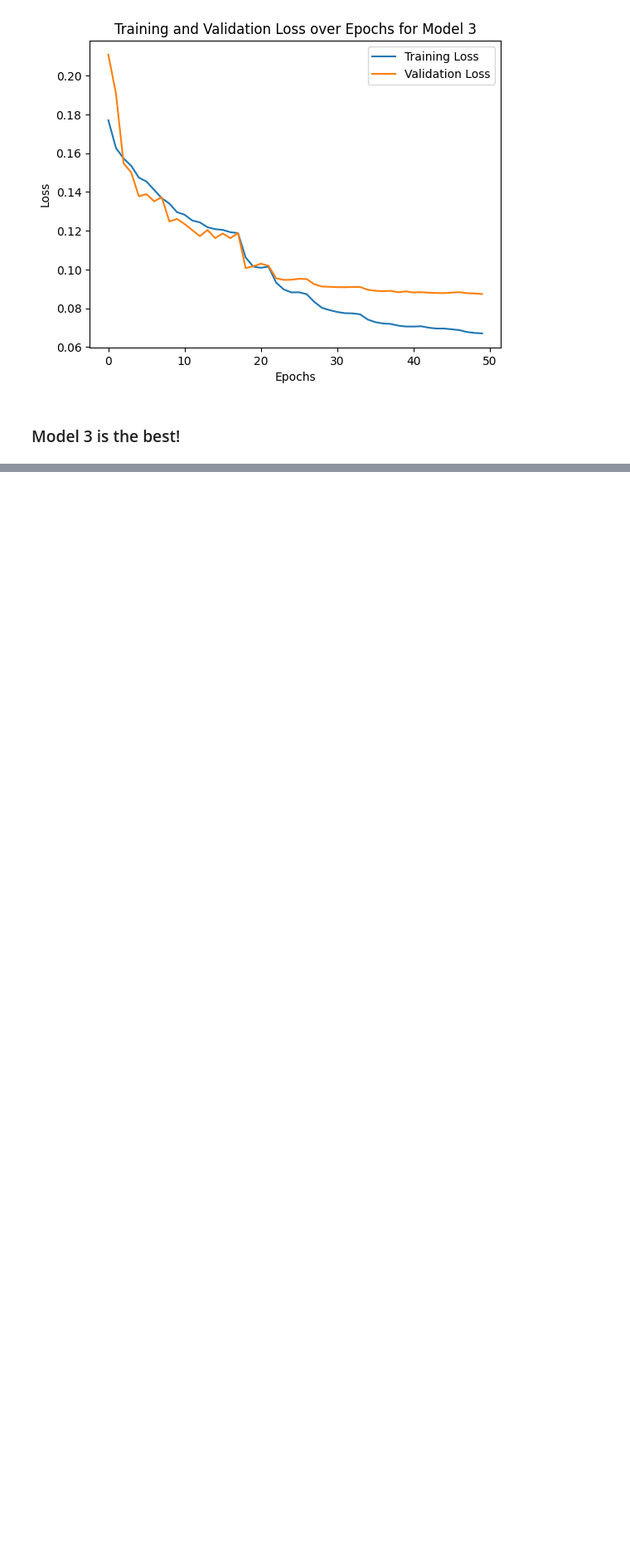
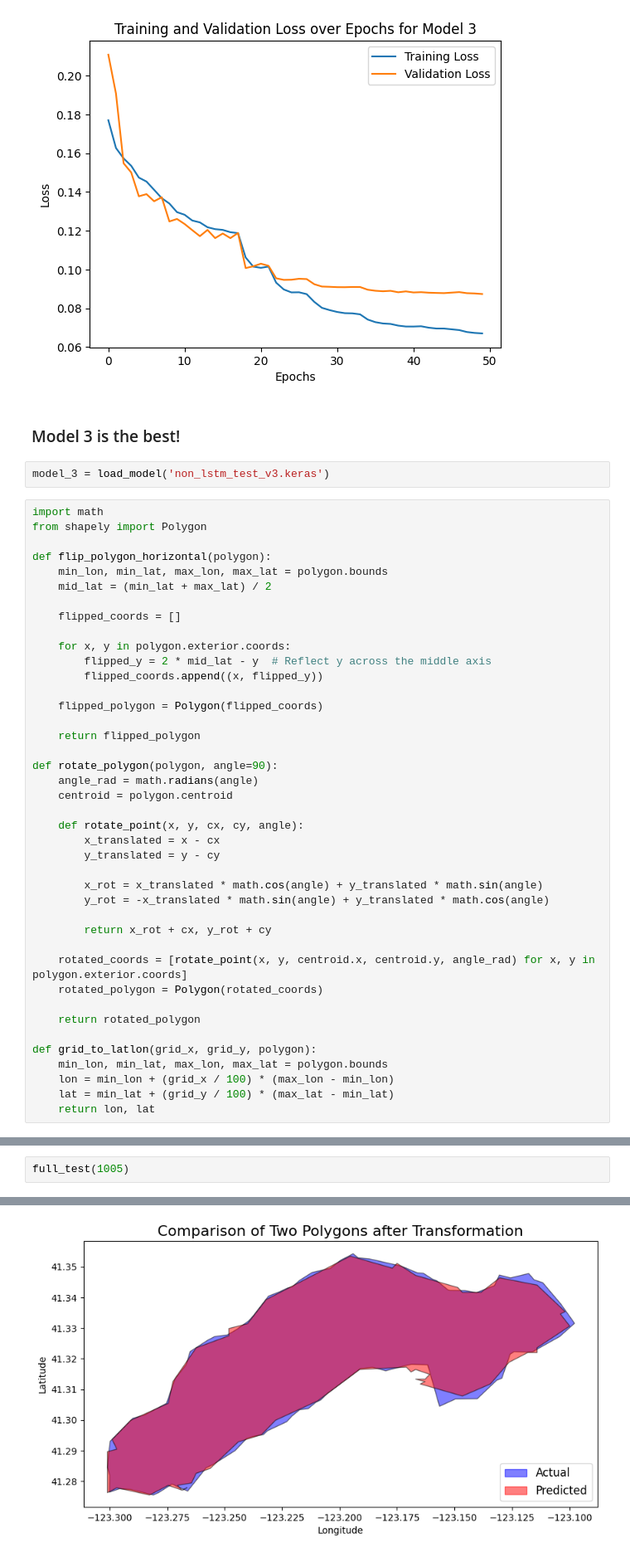
Before and after one commit to nathanchiu888/ecs-171-project, a Jupyter notebook: src/model_training2.ipynb, the cells around one changed output, grey strips where cells are left out. Shown: that part at 83% size. Saved outputs shown, nothing was run; the diff lists cells and outputs as text; blank space fills up the shorter version.

```diff
--- a/src/model_training2.ipynb
+++ b/src/model_training2.ipynb
@@ -415,3 +416,46 @@ plt.show()
 [figure]
 # %% [markdown]
 ### Model 3 is the best!
+# %%
+model_3 = load_model('non_lstm_test_v3.keras')
+# %%
+import math
+from shapely import Polygon
+
+def flip_polygon_horizontal(polygon):
+    min_lon, min_lat, max_lon, max_lat = polygon.bounds
+    mid_lat = (min_lat + max_lat) / 2
+
+    flipped_coords = []
+
+    for x, y in polygon.exterior.coords:
+        flipped_y = 2 * mid_lat - y  # Reflect y across the middle axis
+        flipped_coords.append((x, flipped_y))
+
+    flipped_polygon = Polygon(flipped_coords)
+
+    return flipped_polygon
+
+def rotate_polygon(polygon, angle=90):
+    angle_rad = math.radians(angle)
+    centroid = polygon.centroid
+
+    def rotate_point(x, y, cx, cy, angle):
+        x_translated = x - cx
+        y_translated = y - cy
+
+        x_rot = x_translated * math.cos(angle) + y_translated * math.sin(angle)
+        y_rot = -x_translated * math.sin(angle) + y_translated * math.cos(angle)
+
+        return x_rot + cx, y_rot + cy
+
+    rotated_coords = [rotate_point(x, y, centroid.x, centroid.y, angle_rad) for x, y in polygon.exterior.coords]
+    rotated_polygon = Polygon(rotated_coords)
+
+    return rotated_polygon
+
+def grid_to_latlon(grid_x, grid_y, polygon):
+    min_lon, min_lat, max_lon, max_lat = polygon.bounds
+    lon = min_lon + (grid_x / 100) * (max_lon - min_lon)
+    lat = min_lat + (grid_y / 100) * (max_lat - min_lat)
+    return lon, lat
@@ -417,0 +519,3 @@ plt.show()
+# %%
+full_test(1005)
+# %% [output]
@@ -417,0 +523 @@ plt.show()
+[figure, added]
```
Also changed, not shown: parts of 6 cells of this notebook, 1 other file.
